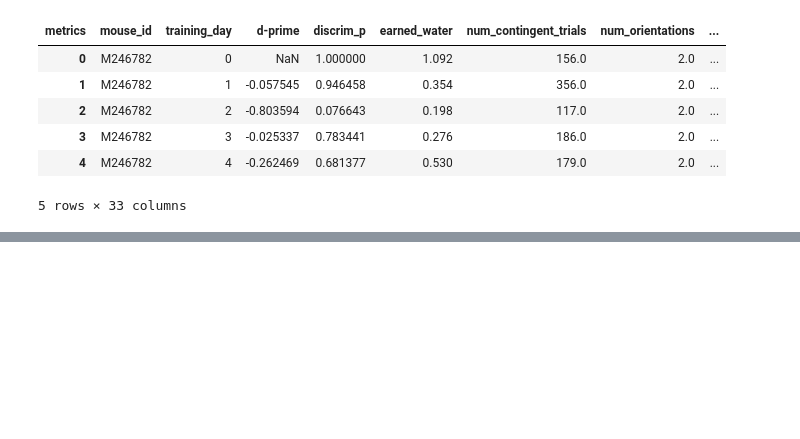
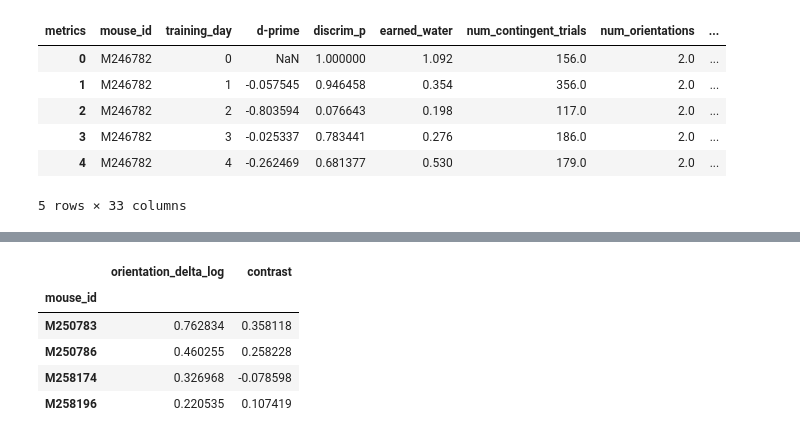
Before and after one commit to AllenInstitute/visual_behavior_analysis, a Jupyter notebook: notebooks/2016.10.19 - Modelling Strategy.ipynb, the cells around one changed output, grey strips where cells are left out. Saved outputs shown, nothing was run; the diff lists cells and outputs as text; code cells hidden in the pictures; blank space fills up the shorter version.

```diff
--- a/notebooks/2016.10.19 - Modelling Strategy.ipynb
+++ b/notebooks/2016.10.19 - Modelling Strategy.ipynb
@@ -774,0 +776,9 @@ with sns.color_palette('Blues'):
+# %%
+strategy[mask].groupby('mouse_id')[['orientation_delta_log','contrast']].mean()
+# %% [output]
+|  | orientation_delta_log | contrast |
+| mouse_id |  |  |
+| M250783 | 0.762834 | 0.358118 |
+| M250786 | 0.460255 | 0.258228 |
+| M258174 | 0.326968 | -0.078598 |
+| M258196 | 0.220535 | 0.107419 |
```
Also changed, not shown: parts of 38 cells of this notebook, 1 other file.
